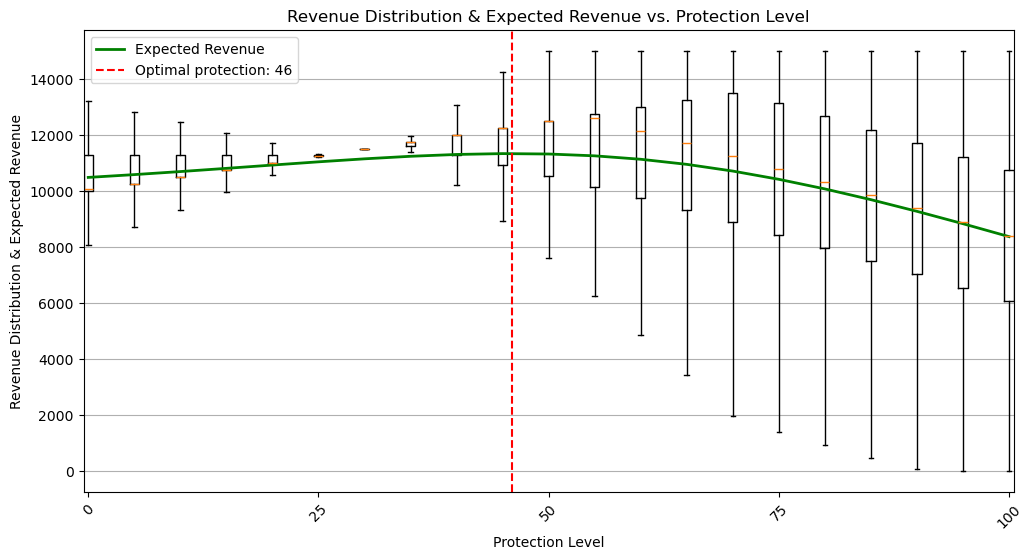
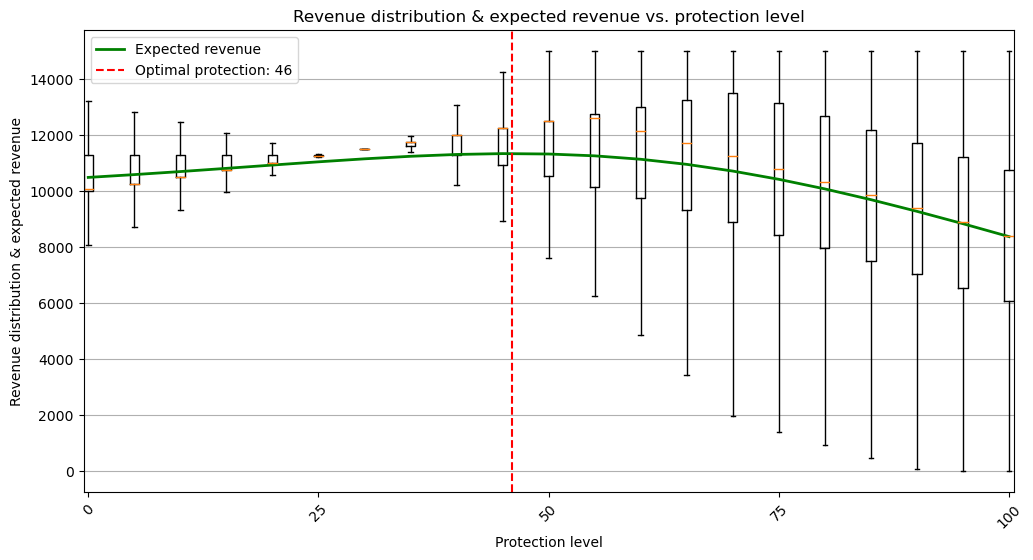
The notebook cell's code change between the first figure and the second:
--- before
+++ after
@@ -1,17 +1,12 @@
 import matplotlib.pyplot as plt
 
-protection_levels = list(range(0, 101,5))
+protection_levels = list(range(0, 101, 5))
 revenue_distributions = []
 expected_revenues = []
 
 def calculate_revenue(protection_level):
-    # Compute sales
     discounted_sales = np.minimum(plane_capacity - protection_level, discount_demand)
-    full_fare_sales = np.minimum(plane_capacity - discounted_sales, full_fare_demand)
-    
-    # Compute total revenue
-    revenue = full_fare_price * full_fare_sales + discount_price * discounted_sales
-    
-    return revenue
+    full_fare_sales  = np.minimum(plane_capacity - discounted_sales, full_fare_demand)
+    return full_fare_price * full_fare_sales + discount_price * discounted_sales
 
 for protection in protection_levels:
@@ -20,25 +15,19 @@
     expected_revenues.append(np.mean(revenues))
 
-# Plot the revenue distribution for each protection level
 fig, ax = plt.subplots(figsize=(12, 6))
 ax.boxplot(revenue_distributions, positions=protection_levels, widths=1.0, showfliers=False)
-
-ax.plot(protection_levels, expected_revenues, color='g', linewidth=2, label='Expected Revenue')
+ax.plot(protection_levels, expected_revenues, color='g', linewidth=2, label='Expected revenue')
 
 step = 5
 ax.set_xticks(protection_levels[::step])
 ax.set_xticklabels(protection_levels[::step], rotation=45)
-ax.set_xlabel("Protection Level")
-ax.set_ylabel("Revenue Distribution & Expected Revenue")
-ax.set_title("Revenue Distribution & Expected Revenue vs. Protection Level")
+ax.set_xlabel("Protection level")
+ax.set_ylabel("Revenue distribution & expected revenue")
+ax.set_title("Revenue distribution & expected revenue vs. protection level")
 
-
-optimal_protection = int(result.x) 
+optimal_protection = int(result.x)
 ax.axvline(x=optimal_protection, color='r', linestyle='--', label=f'Optimal protection: {optimal_protection}')
 
 ax.legend()
-
 ax.grid(axis='y')
-
 plt.show()
-

Commit: 07_Optimization_of_decision_variables: light cleanup of 03_capacity_allocation